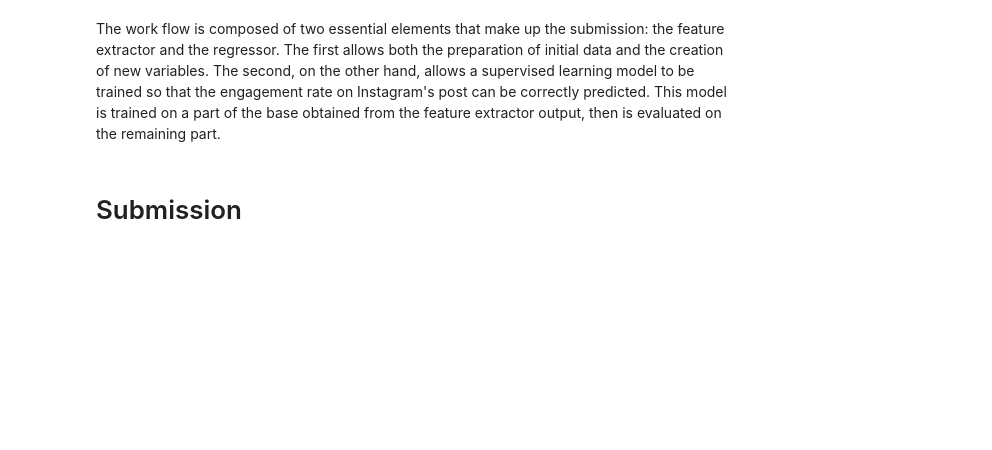
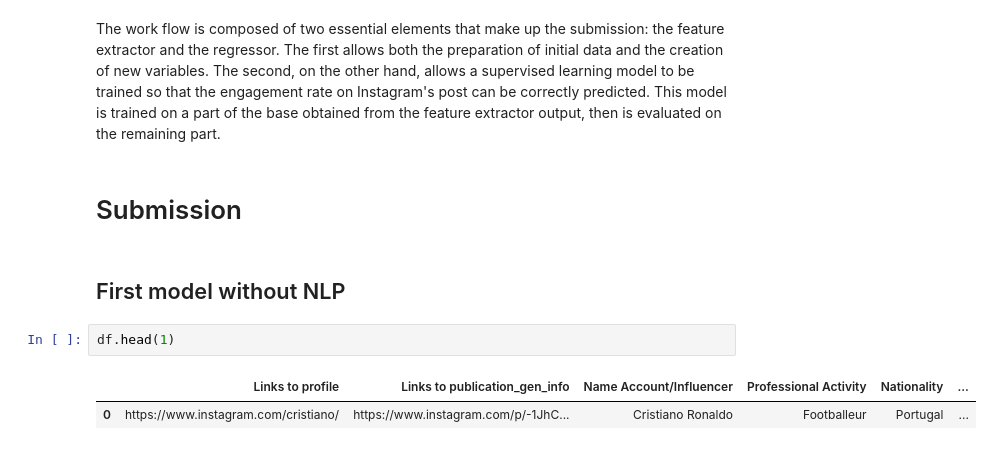
Before and after one commit to BadrAlpha07/Data-Camp-Project, a Jupyter notebook: Starting_kit_engagement_rate.ipynb, the cells around one changed output. Saved outputs shown, nothing was run; the diff lists cells and outputs as text; blank space fills up the shorter version.

Commit message:
first model

```diff
--- a/Starting_kit_engagement_rate.ipynb
+++ b/Starting_kit_engagement_rate.ipynb
@@ -114,4 +114,11 @@ plt.show()
 The work flow is composed of two essential elements that make up the submission: the feature extractor and the regressor. The first allows both the preparation of initial data and the creation of new variables. The second, on the other hand, allows a supervised learning model to be trained so that the engagement rate on Instagram's post can be correctly predicted. This model is trained on a part of the base obtained from the feature extractor output, then is evaluated on the remaining part.
 # %% [markdown]
 # Submission
+# %% [markdown]
+## First model without NLP
+# %%
+df.head(1)
+# %% [output]
+|  | Links to profile | Links to publication_gen_info | Name Account/Influencer | Professional Activity | Nationality | ... |
+| 0 | https://www.instagram.com/cristiano/ | https://www.instagram.com/p/-1JhC... | Cristiano Ronaldo | Footballeur | Portugal | ... |
 # %%
```
Also changed, not shown: parts of 1 cell of this notebook.
